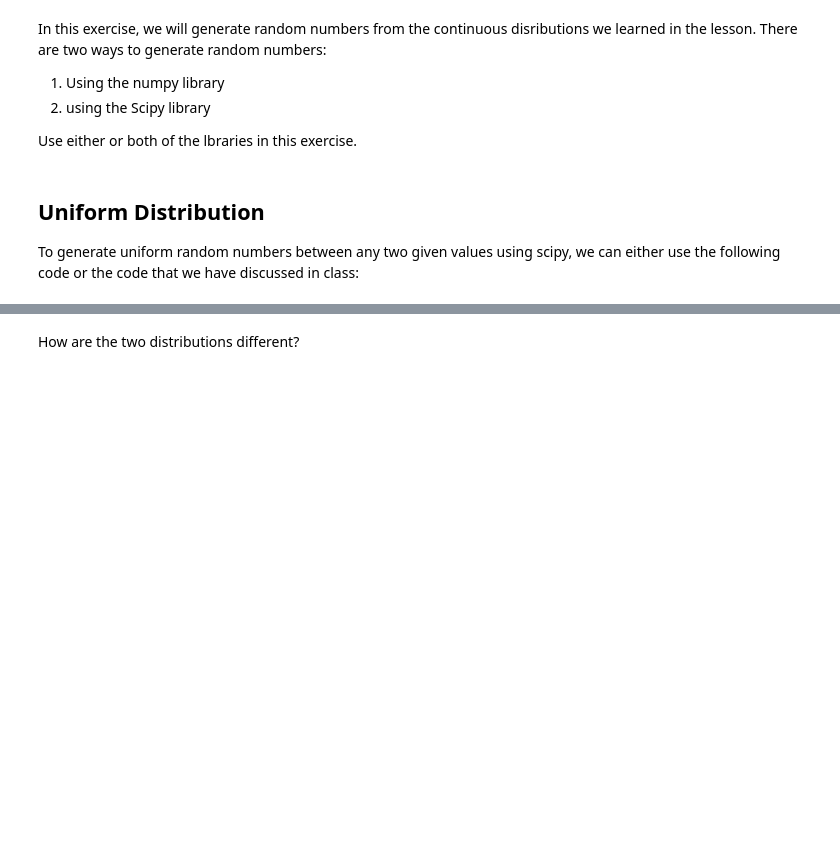
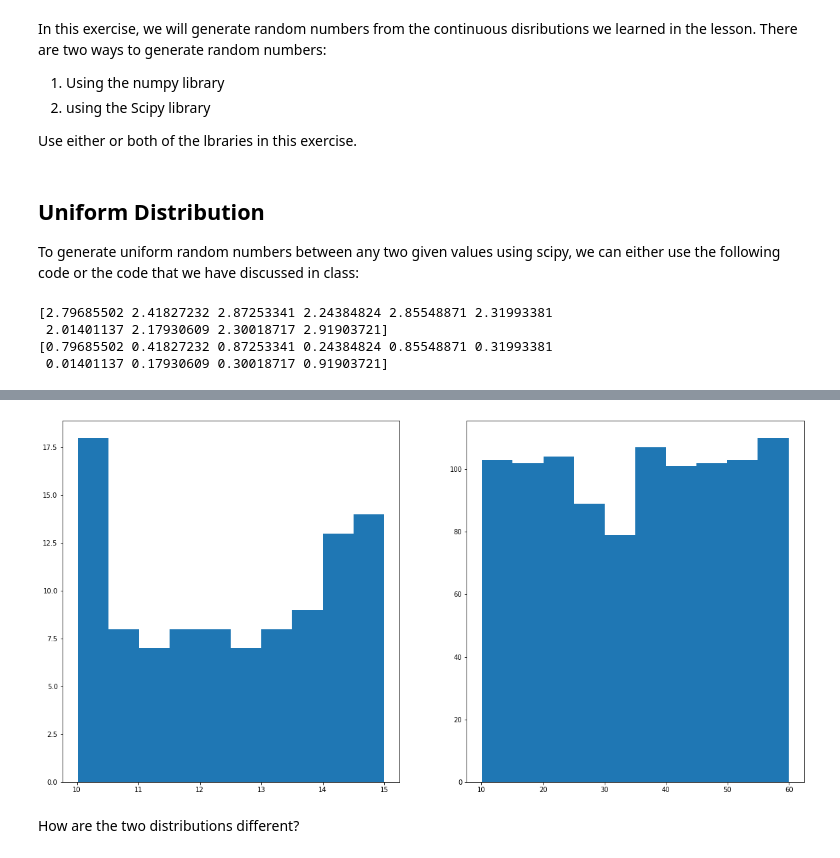
Before and after one commit to ta-data-lis/lab-probability-distributions, a Jupyter notebook: your-code/continuous.ipynb, the cells around one changed output, grey strips where cells are left out. Saved outputs shown, nothing was run; the diff lists cells and outputs as text; code cells hidden in the pictures; blank space fills up the shorter version.

```diff
--- a/your-code/continuous.ipynb
+++ b/your-code/continuous.ipynb
@@ -23,6 +28,12 @@ a = 2
 b = 3
 randoms  = a + (b-a)*x
 print(randoms)
+print(x)
+# %% [output]
+[2.79685502 2.41827232 2.87253341 2.24384824 2.85548871 2.31993381
+ 2.01401137 2.17930609 2.30018717 2.91903721]
+[0.79685502 0.41827232 0.87253341 0.24384824 0.85548871 0.31993381
+ 0.01401137 0.17930609 0.30018717 0.91903721]
 # %% [markdown]
 **Your task:**
 
@@ -47,3 +56,18 @@ Your output should look like below:
+# %%
+# your code here
+y = uniform.rvs(size=100)
+z = uniform.rvs(size=1000)
+a = 10
+b = 15
+c = 60
+randoms_y  = a + (b-a)*y
+randoms_z  = a + (c-a)*z
+fig, axs = plt.subplots(1, 2, figsize=(20, 10))
+axs[0].hist(randoms_y,bins=10)
+axs[1].hist(randoms_z,bins=10)
+plt.ylimit = 100
+# %% [output]
+[figure, added]
 # %% [markdown]
 How are the two distributions different?
 # %%
```
Also changed, not shown: parts of 13 cells of this notebook.
